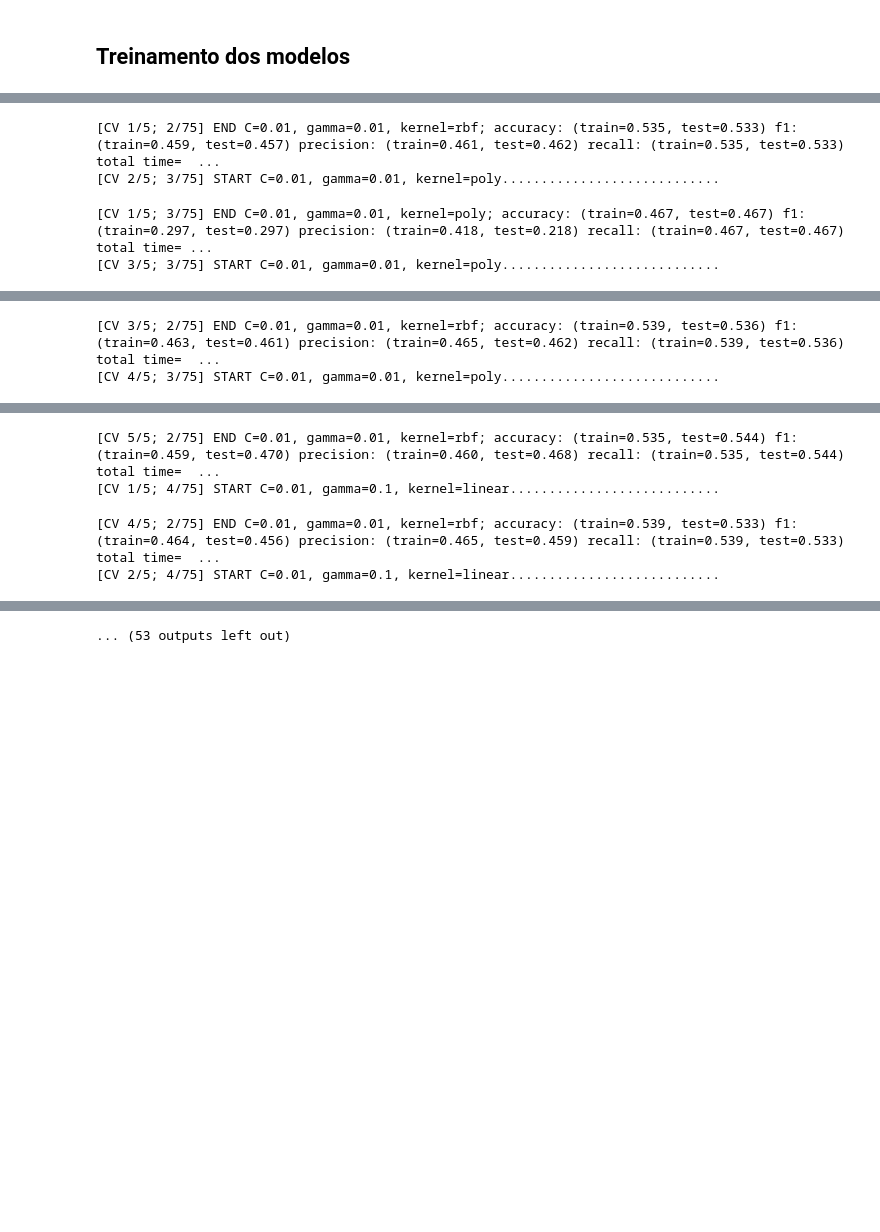
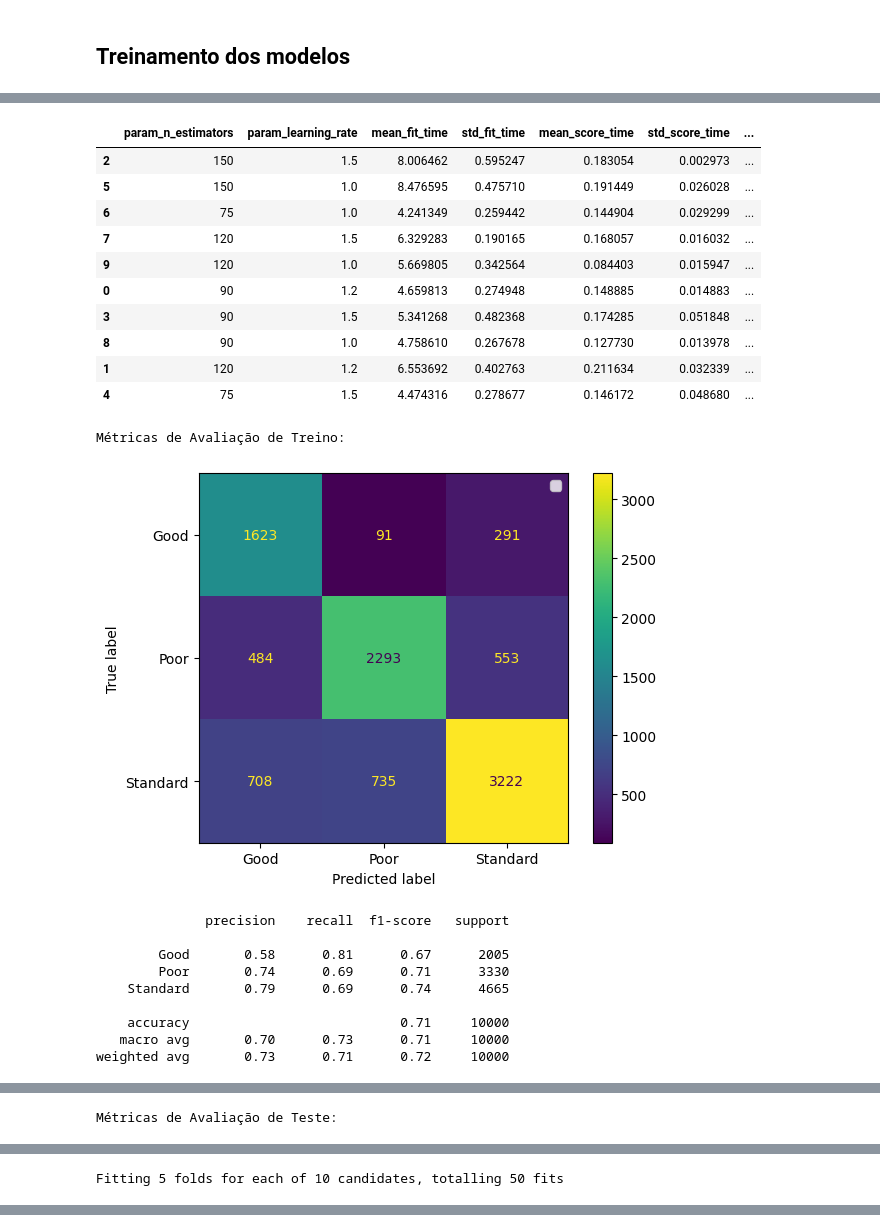
Before and after one commit to afonsohenrique14/Data_Science_Score_Credit, a Jupyter notebook: TRABALHO ADA ML2.ipynb, the cells around one changed output, grey strips where cells are left out. Saved outputs shown, nothing was run; the diff lists cells and outputs as text; code cells hidden in the pictures; blank space fills up the shorter version.

```diff
--- a/TRABALHO ADA ML2.ipynb
+++ b/TRABALHO ADA ML2.ipynb
@@ -646,8 +653,8 @@ models = [
         'name': "AdaBoostClassifier",
         'model': AdaBoostClassifier(random_state=42),
         'paramns': {
-            'n_estimators': [50, 75, 100, 150],                 # Número de estimadores fracos (por padrão, árvores rasas)
-            'learning_rate': [0.5, 1.0, 1.5],                   # Taxa de aprendizado — controla o peso de cada estimador
+            'n_estimators': [75, 90, 120, 150, 200],                 # Número de estimadores fracos (por padrão, árvores rasas)
+            'learning_rate': [1.0, 1.2, 1.5],                   # Taxa de aprendizado — controla o peso de cada estimador
         }
     },
     {
@@ -656,8 +663,8 @@ models = [
         'paramns':
             {
                 "kernel": ["linear", "rbf", "poly"],            #função de transformação de dimensionalidade
-                "C": np.logspace(-2, 2, 5),                     #representa o quão suave o modelo será. Quanto menor, mais suável.
-                "gamma": np.logspace(-2, 2, 5)                  #influência de cada ponto na fronteira de decisão. Alto gama = somente pontos próximos são considerados.
+                "C": np.logspace(-2, 2, 4),                     #representa o quão suave o modelo será. Quanto menor, mais suável.
+                "gamma": np.logspace(-2, 2, 4)                  #influência de cada ponto na fronteira de decisão. Alto gama = somente pontos próximos são considerados.
             }
 
     }
@@ -669,7 +678,7 @@ Para otimizar ainda mais o processo, podemos usar o GridSearchCV, que testará t
 
 Além disso, usarei o StratifiedKFold, a fim de reduzir a possibilidade de que qualquer modelo, em qualquer combinação de hiperparâmetros apresente overfitting. O StratifiedKFold, mantem a proporção do target dos dados originiais, o que é importante visto que as classes estão desbalanceadas.
 # %%
-from sklearn.model_selection import GridSearchCV, StratifiedKFold
+from sklearn.model_selection import RandomizedSearchCV, GridSearchCV, StratifiedKFold
 
 scoring = {
     'accuracy': 'accuracy',
@@ -680,9 +689,9 @@ scoring = {
 
 cv = StratifiedKFold(n_splits=5, shuffle=True, random_state=42) #diviviu em 5 folds, com embarlhamento para garantir que um fold não terá prevalência de uma classe
 for model in models:
-    grid = GridSearchCV(
+    random = RandomizedSearchCV(
         estimator=model['model'],
-        param_grid=model['paramns'],
+        param_distributions=model['paramns'],
         cv=cv,
         verbose=10,
         n_jobs=-1,
@@ -691,16 +700,31 @@ for model in models:
         return_train_score=True
     )
 
-    grid.fit(X_train_preprocessed, Y_train)
+    random.fit(X_train_preprocessed, Y_train)
 
     print(model['name'])
 
-    print('Melhor Estimador:', grid.best_estimator_)
-    print('Melhores Parâmetros:', grid.best_params_)
-    print('Melhor Score (validação):', grid.best_score_)
+    print('Melhor Estimador:', random.best_estimator_)
+    print('Melhores Parâmetros:', random.best_params_)
+    print('Melhor Score (validação):', random.best_score_)
 
-    model['estimador'] = grid.best_estimator_
-    model['best_paramns'] = grid.best_params_
-    model['score'] = grid.best_score_
-    model['results'] = grid.cv_results_
+    model['estimador'] = random.best_estimator_
+    model['best_paramns'] = random.best_params_
+    model['score'] = random.best_score_
+    model['results'] = random.cv_results_
+
+    df = pd.DataFrame(random.cv_results_)
+
+    # Seleciona apenas colunas de parâmetros + médias e desvios
+    cols_param = [c for c in df.columns if c.startswith('param_')]
+    cols_mean_std = [c for c in df.columns if c.startswith('mean_') or c.startswith('std_')]
+
+    df_media = df[cols_param + cols_mean_std]
+
+    # Ordena pelo melhor recall médio
+    df_media = df_media.sort_values('mean_test_precision', ascending=False)
+
+    display(df_media)
+
+    Metrics_Classification(model['estimador'], X_train_preprocessed, X_test_preprocessed, Y_train, Y_test)
 # %% [output]
@@ -724,4 +736,22 @@ Fitting 5 folds for each of 12 candidates, totalling 60 fits
+|  | param_n_estimators | param_learning_rate | mean_fit_time | std_fit_time | mean_score_time | std_score_time | ... |
+| 2 | 150 | 1.5 | 8.006462 | 0.595247 | 0.183054 | 0.002973 | ... |
+| 5 | 150 | 1.0 | 8.476595 | 0.475710 | 0.191449 | 0.026028 | ... |
+| 6 | 75 | 1.0 | 4.241349 | 0.259442 | 0.144904 | 0.029299 | ... |
+| 7 | 120 | 1.5 | 6.329283 | 0.190165 | 0.168057 | 0.016032 | ... |
+| 9 | 120 | 1.0 | 5.669805 | 0.342564 | 0.084403 | 0.015947 | ... |
+| 0 | 90 | 1.2 | 4.659813 | 0.274948 | 0.148885 | 0.014883 | ... |
+| 3 | 90 | 1.5 | 5.341268 | 0.482368 | 0.174285 | 0.051848 | ... |
+| 8 | 90 | 1.0 | 4.758610 | 0.267678 | 0.127730 | 0.013978 | ... |
+| 1 | 120 | 1.2 | 6.553692 | 0.402763 | 0.211634 | 0.032339 | ... |
+| 4 | 75 | 1.5 | 4.474316 | 0.278677 | 0.146172 | 0.048680 | ... |
-[CV 1/5; 2/75] END C=0.01, gamma=0.01, kernel=rbf; accuracy: (train=0.535, test=0.533) f1: (train=0.459, test=0.457) precision: (train=0.461, test=0.462) recall: (train=0.535, test=0.533) total time=  ...
-[CV 2/5; 3/75] START C=0.01, gamma=0.01, kernel=poly............................
+Métricas de Avaliação de Treino:
+[figure, added]
-[CV 1/5; 3/75] END C=0.01, gamma=0.01, kernel=poly; accuracy: (train=0.467, test=0.467) f1: (train=0.297, test=0.297) precision: (train=0.418, test=0.218) recall: (train=0.467, test=0.467) total time= ...
-[CV 3/5; 3/75] START C=0.01, gamma=0.01, kernel=poly............................
+              precision    recall  f1-score   support
+
+        Good       0.58      0.81      0.67      2005
+        Poor       0.74      0.69      0.71      3330
+    Standard       0.79      0.69      0.74      4665
+
+    accuracy                           0.71     10000
+   macro avg       0.70      0.73      0.71     10000
+weighted avg       0.73      0.71      0.72     10000
@@ -728,2 +759 @@ Fitting 5 folds for each of 12 candidates, totalling 60 fits
-[CV 3/5; 2/75] END C=0.01, gamma=0.01, kernel=rbf; accuracy: (train=0.539, test=0.536) f1: (train=0.463, test=0.461) precision: (train=0.465, test=0.462) recall: (train=0.539, test=0.536) total time=  ...
-[CV 4/5; 3/75] START C=0.01, gamma=0.01, kernel=poly............................
+Métricas de Avaliação de Teste:
@@ -732,4 +771 @@ Fitting 5 folds for each of 12 candidates, totalling 60 fits
-[CV 5/5; 2/75] END C=0.01, gamma=0.01, kernel=rbf; accuracy: (train=0.535, test=0.544) f1: (train=0.459, test=0.470) precision: (train=0.460, test=0.468) recall: (train=0.535, test=0.544) total time=  ...
-[CV 1/5; 4/75] START C=0.01, gamma=0.1, kernel=linear...........................
+Fitting 5 folds for each of 10 candidates, totalling 50 fits
-[CV 4/5; 2/75] END C=0.01, gamma=0.01, kernel=rbf; accuracy: (train=0.539, test=0.533) f1: (train=0.464, test=0.456) precision: (train=0.465, test=0.459) recall: (train=0.539, test=0.533) total time=  ...
-[CV 2/5; 4/75] START C=0.01, gamma=0.1, kernel=linear...........................
@@ -754,2 +772 @@ Fitting 5 folds for each of 12 candidates, totalling 60 fits
-... (53 outputs left out)
 # %% [markdown]
```
Also changed, not shown: parts of 63 cells of this notebook, 1 other file.
